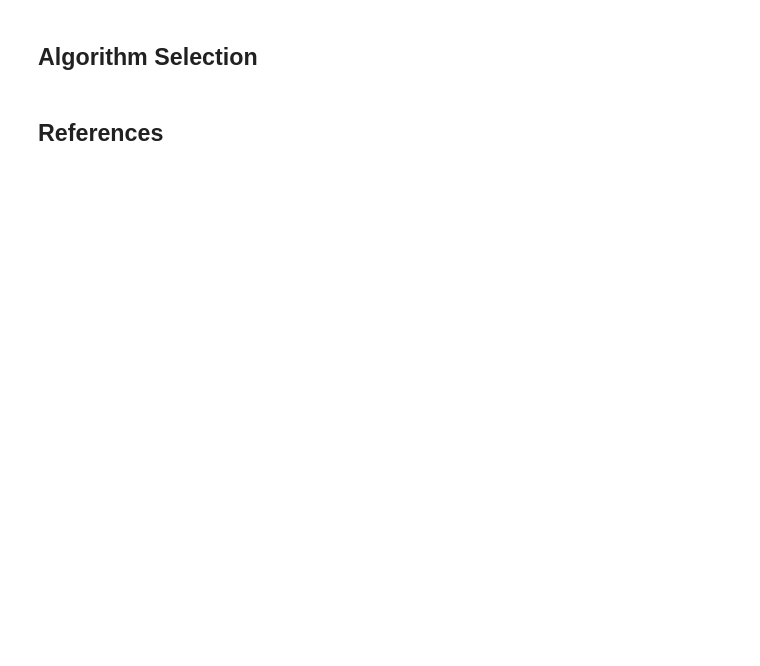
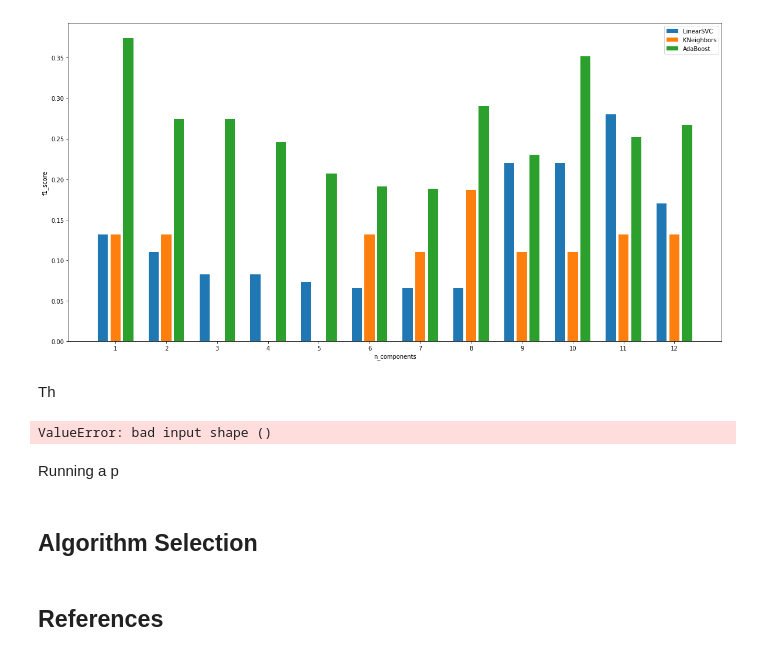
Before and after one commit to shawnemhe/udacity-data-analyst, a Jupyter notebook: p5/Identifying_Fraud_from_Enron_Data.ipynb, the cells around one changed output. Cells and saved outputs as stored; diff of their text form; code cells hidden in the pictures; blank space fills up the shorter version.

```diff
--- a/p5/Identifying_Fraud_from_Enron_Data.ipynb
+++ b/p5/Identifying_Fraud_from_Enron_Data.ipynb
@@ -20,0 +257,8 @@ with open('final_project_dataset.pkl', 'r') as data_file:
+# %%
+nontotal_features = financial_features[:]
+nontotal_features.remove('total_payments')
+nontotal_features.remove('total_stock_value')
+# %%
+# Split the finacnial data into test and train datasets
+x_train, x_test, y_train, y_test = train_test_split(financial_data[nontotal_features], financial_data['poi'],
+                                    test_size=.3, random_state=42)
@@ -20,0 +284,3 @@ with open('final_project_dataset.pkl', 'r') as data_file:
+# %%
+# Run the gridsearch
+grid.fit(x_train, y_train)
@@ -20,0 +302,37 @@ with open('final_project_dataset.pkl', 'r') as data_file:
+# %%
+# Plot results
+
+# Labels for the plot legend
+classifiers = ['LinearSVC', 'KNeighbors', 'AdaBoost']
+
+# Get scores and reshape them for the zip function
+mean_scores = grid.cv_results_['mean_test_score']
+mean_scores = mean_scores.reshape(3, -1)
+
+bar_offsets = np.arange(len(n_components)) * 4 + .5
+
+plt.figure(figsize=(20,10))
+
+for i, (classifier, f1_score) in enumerate(zip(classifiers, mean_scores)):
+    plt.bar(bar_offsets + i, f1_score, label=classifier)
+
+plt.title('')
+
+plt.xlabel('n_components')
+plt.xticks(bar_offsets + 3/2, n_components)
+
+plt.ylabel('f1_score')
+
+plt.legend()
+plt.show()
+# %% [output]
+[figure, added]
+# %% [markdown]
+Th
+# %%
+pipe.fit(x_train)
+plot_pca(pipe.named_steps['reducedim'], nontotal_features)
+# %% [output]
+ValueError: bad input shape ()
+# %% [markdown]
+Running a p
```
Also changed, not shown: parts of 38 cells of this notebook, 1 other file.
